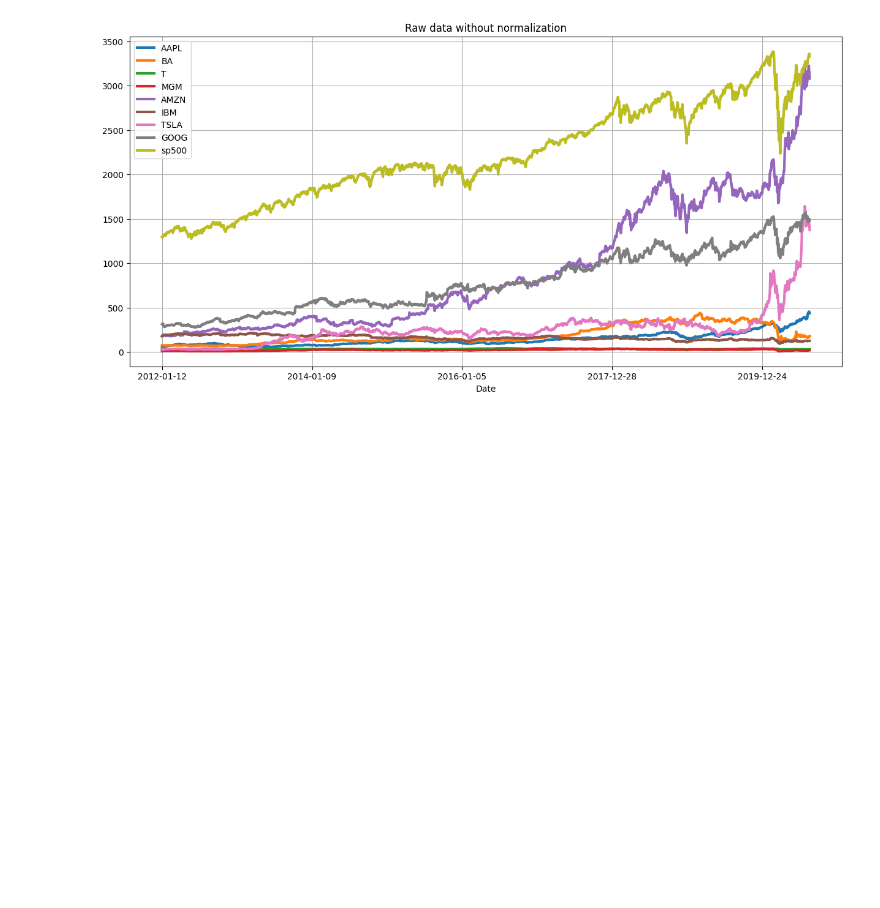
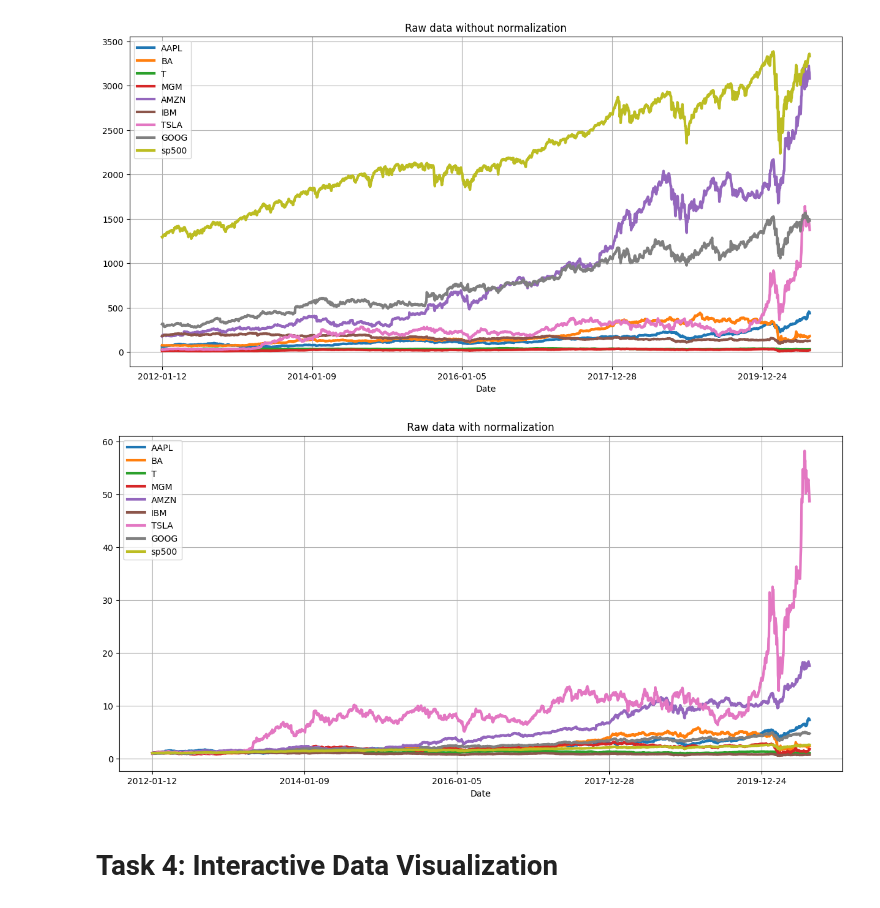
Before and after one commit to rizaho/ml_for_financial_analysis, a Jupyter notebook: Stocks_Data_Analysis_and_Visualization.ipynb, the cells around one changed output. Saved outputs shown, nothing was run; the diff lists cells and outputs as text; code cells hidden in the pictures; blank space fills up the shorter version.

```diff
--- a/Stocks_Data_Analysis_and_Visualization.ipynb
+++ b/Stocks_Data_Analysis_and_Visualization.ipynb
@@ -21,0 +33,6 @@ Mounted at /content/drive
+# %%
+def normalize(df):
+  x = df.copy()
+  for col in df.columns[1:]:
+    x[col] = x[col] / x[col][0] # x[col][0] is the price of the first date. Note: df is sorted by date asc
+  return x
@@ -168,3 +208,11 @@ def show_plot(df, fig_title):
 show_plot(stocks_df, "Raw data without normalization")
 # %% [output]
 [figure]
+# %%
+# normalize the data so all will start from 1 (day 1)
+normalized_stocks_df = normalize(stocks_df)
+show_plot(normalized_stocks_df, "Raw data with normalization")
+# %% [output]
+[figure, added]
+# %% [markdown]
+# Task 4: Interactive Data Visualization
```
Also changed, not shown: parts of 17 cells of this notebook.
